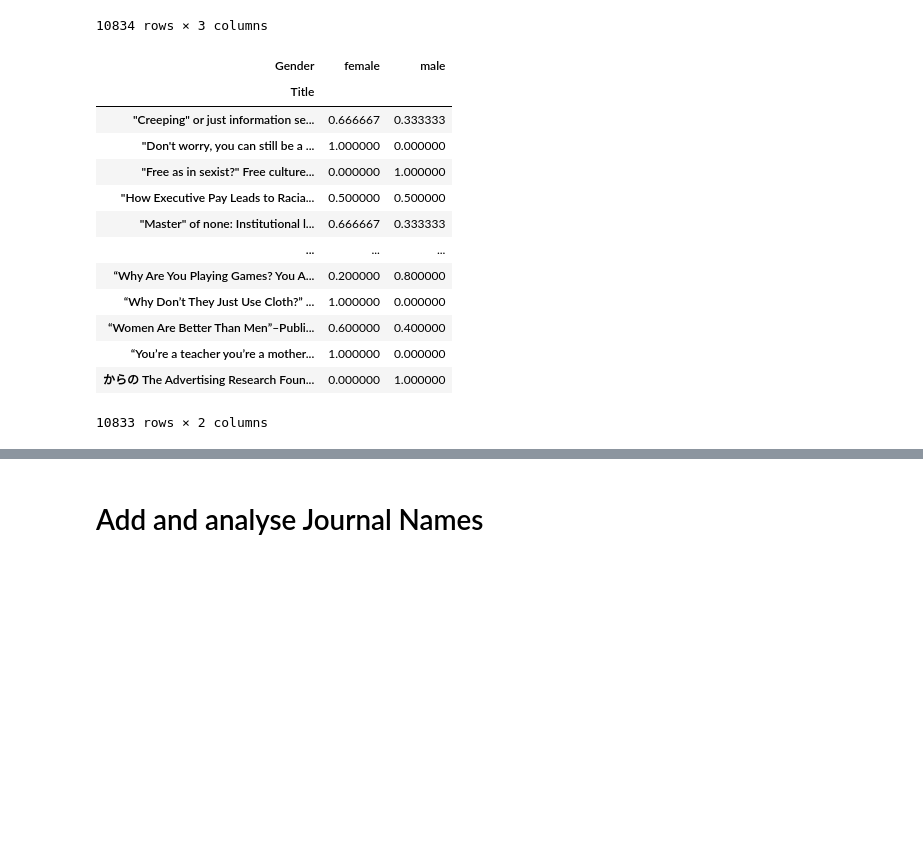
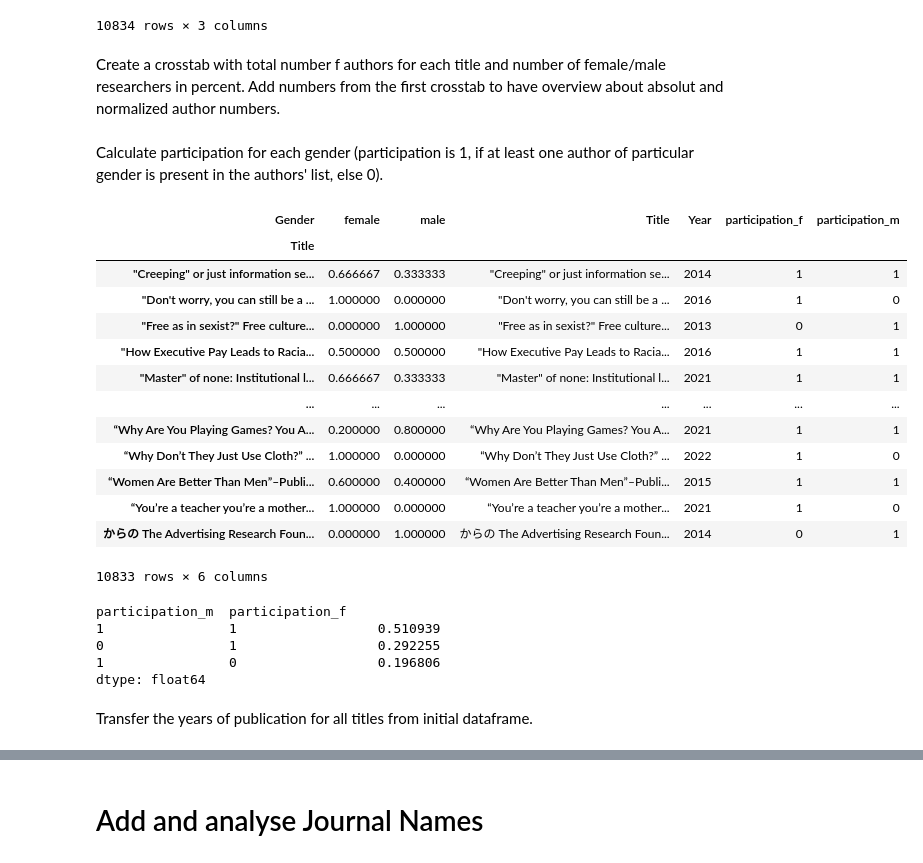
Before and after one commit to hexann666/MSc_gender_bias, a Jupyter notebook: semantic_scholar.ipynb, the cells around one changed output, grey strips where cells are left out. Cells and saved outputs as stored; diff of their text form; code cells hidden in the pictures; blank space fills up the shorter version.

Commit message:
added visualizations for contribution and participation

```diff
--- a/semantic_scholar.ipynb
+++ b/semantic_scholar.ipynb
@@ -1833,5 +1851,5 @@ df_authors_full_fin.groupby(['Title'])['Gender'].count
 # %%
-crosstab(df_authors_full_fin.Title, df_authors_full_fin.Gender,margins=True, margins_name="Total")
+ctab_gen_total = crosstab(df_authors_full_fin.Title, df_authors_full_fin.Gender,margins=True, margins_name="Total")
 # %% [output]
 | Gender | female | male | Total |
 | Title |  |  |  |
@@ -1847,21 +1865,45 @@ crosstab(df_authors_full_fin.Title, df_authors_full_fin.Gender,margins=True, mar
 | からの The Advertising Research Foun... | 0 | 1 | 1 |
 | Total | 18283 | 16356 | 34639 |
 10834 rows × 3 columns
+# %% [markdown]
+Create a crosstab with total number f authors for each title and number of female/male researchers in percent. Add numbers from the first crosstab to have overview about absolut and normalized author numbers.
 # %%
-ctab_gen_norm = crosstab(df_authors_full_fin.Title, df_authors_full_fin.Gender,normalize='index')
-ctab_gen_norm
+ctab_gen_norm = crosstab(df_authors_full_fin.Title, df_authors_full_fin.Gender, normalize='index')
+ctab_gen_norm[['authors_nr', 'female_nr', 'male_nr']] = ctab_gen_total[:-1][['Total', 'female', 'male']]
-# %% [output]
-| Gender | female | male |
-| Title |  |  |
-| "Creeping" or just information se... | 0.666667 | 0.333333 |
-| "Don't worry, you can still be a ... | 1.000000 | 0.000000 |
-| "Free as in sexist?" Free culture... | 0.000000 | 1.000000 |
-| "How Executive Pay Leads to Racia... | 0.500000 | 0.500000 |
-| "Master" of none: Institutional l... | 0.666667 | 0.333333 |
-| ... | ... | ... |
-| “Why Are You Playing Games? You A... | 0.200000 | 0.800000 |
-| “Why Don’t They Just Use Cloth?” ... | 1.000000 | 0.000000 |
-| “Women Are Better Than Men”–Publi... | 0.600000 | 0.400000 |
-| “You’re a teacher you’re a mother... | 1.000000 | 0.000000 |
-| からの The Advertising Research Foun... | 0.000000 | 1.000000 |
-10833 rows × 2 columns
+# %% [markdown]
+Calculate participation for each gender (participation is 1, if at least one author of particular gender is present in the authors' list, else 0).
+# %%
+def define_participation(df, gender, col):
+    df.loc[df[gender]>0,col] = 1
+    df[col].fillna(0, inplace=True)
+
+define_participation(ctab_gen_norm, 'female', 'participation_f')
+define_participation(ctab_gen_norm, 'male', 'participation_m')
+ctab_gen_norm.participation_f = ctab_gen_norm.participation_f.astype('int')
+ctab_gen_norm.participation_m = ctab_gen_norm.participation_m.astype('int')
+ctab_gen_norm
+# %% [output]
+| Gender | female | male | Title | Year | participation_f | participation_m |
+| Title |  |  |  |  |  |  |
+| "Creeping" or just information se... | 0.666667 | 0.333333 | "Creeping" or just information se... | 2014 | 1 | 1 |
+| "Don't worry, you can still be a ... | 1.000000 | 0.000000 | "Don't worry, you can still be a ... | 2016 | 1 | 0 |
+| "Free as in sexist?" Free culture... | 0.000000 | 1.000000 | "Free as in sexist?" Free culture... | 2013 | 0 | 1 |
+| "How Executive Pay Leads to Racia... | 0.500000 | 0.500000 | "How Executive Pay Leads to Racia... | 2016 | 1 | 1 |
+| "Master" of none: Institutional l... | 0.666667 | 0.333333 | "Master" of none: Institutional l... | 2021 | 1 | 1 |
+| ... | ... | ... | ... | ... | ... | ... |
+| “Why Are You Playing Games? You A... | 0.200000 | 0.800000 | “Why Are You Playing Games? You A... | 2021 | 1 | 1 |
+| “Why Don’t They Just Use Cloth?” ... | 1.000000 | 0.000000 | “Why Don’t They Just Use Cloth?” ... | 2022 | 1 | 0 |
+| “Women Are Better Than Men”–Publi... | 0.600000 | 0.400000 | “Women Are Better Than Men”–Publi... | 2015 | 1 | 1 |
+| “You’re a teacher you’re a mother... | 1.000000 | 0.000000 | “You’re a teacher you’re a mother... | 2021 | 1 | 0 |
+| からの The Advertising Research Foun... | 0.000000 | 1.000000 | からの The Advertising Research Foun... | 2014 | 0 | 1 |
+10833 rows × 6 columns
+# %%
+ctab_gen_norm.value_counts(['participation_m', 'participation_f'], normalize=True)
+# %% [output]
+participation_m  participation_f
+1                1                  0.510939
+0                1                  0.292255
+1                0                  0.196806
+dtype: float64
+# %% [markdown]
+Transfer the years of publication for all titles from initial dataframe.
```
Also changed, not shown: parts of 44 cells of this notebook.
